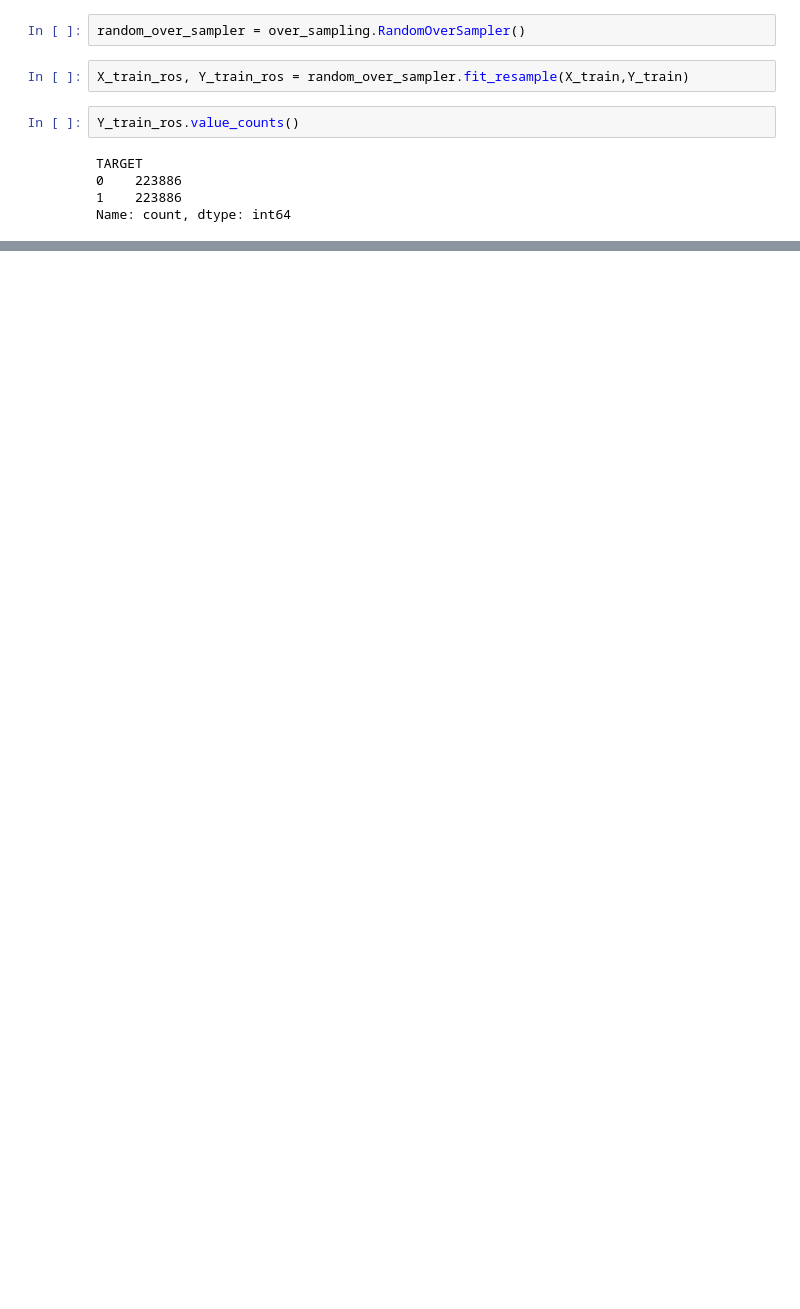
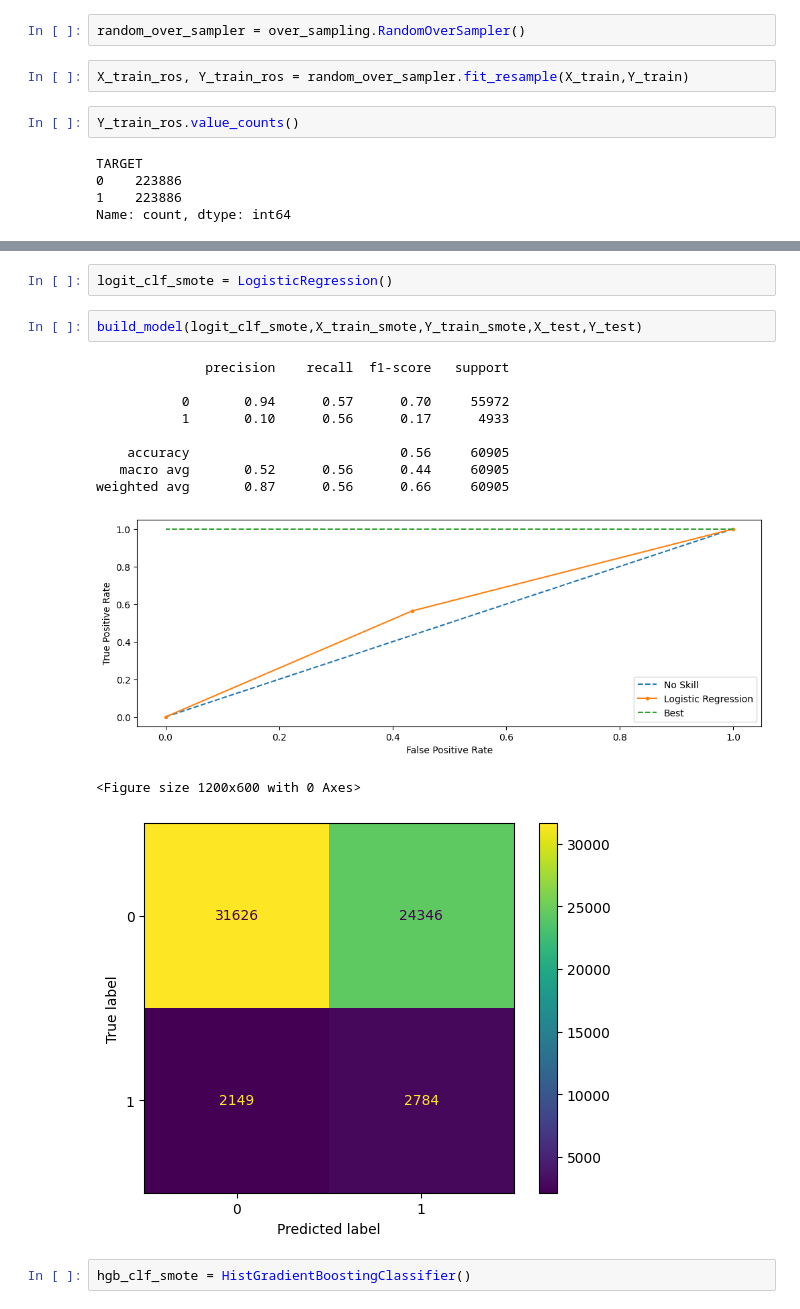
Before and after one commit to Abhijith-Nagarajan/Machine-Learning-Training, a Jupyter notebook: Classification/Loan_Defaulter_Risk_Analytics/loan-defaulter-sampling-modeling.ipynb, the cells around one changed output, grey strips where cells are left out. Drawn from its saved outputs; the diff is of its cells as text; blank space fills up the shorter version.

```diff
--- a/Classification/Loan_Defaulter_Risk_Analytics/loan-defaulter-sampling-modeling.ipynb
+++ b/Classification/Loan_Defaulter_Risk_Analytics/loan-defaulter-sampling-modeling.ipynb
@@ -569,0 +597,18 @@ display_confusion_matrix(Y_test,Y_pred_sampled)
+# %%
+logit_clf_smote = LogisticRegression()
+# %%
+build_model(logit_clf_smote,X_train_smote,Y_train_smote,X_test,Y_test)
+# %% [output]
+              precision    recall  f1-score   support
+
+           0       0.94      0.57      0.70     55972
+           1       0.10      0.56      0.17      4933
+
+    accuracy                           0.56     60905
+   macro avg       0.52      0.56      0.44     60905
+weighted avg       0.87      0.56      0.66     60905
+[figure, added]
+<Figure size 1200x600 with 0 Axes>
+[figure, added]
+# %%
+hgb_clf_smote = HistGradientBoostingClassifier()
```
Also changed, not shown: parts of 59 cells of this notebook.
